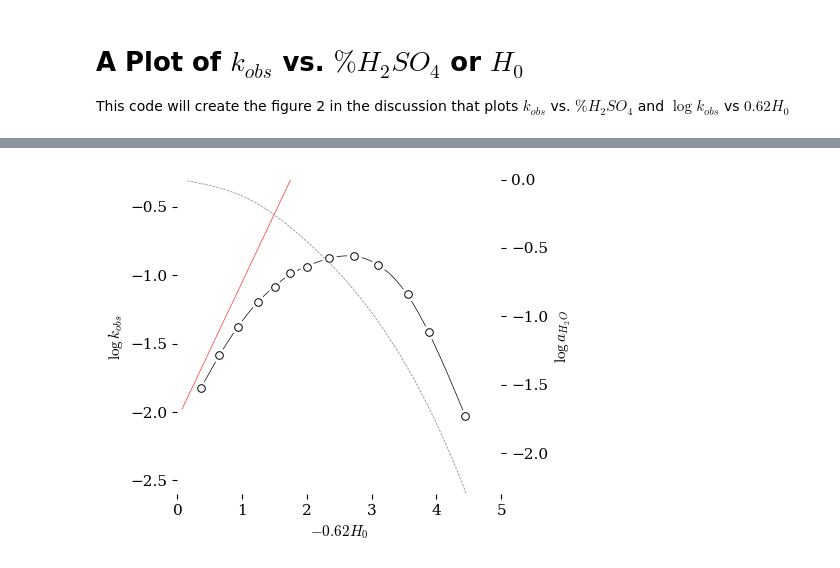
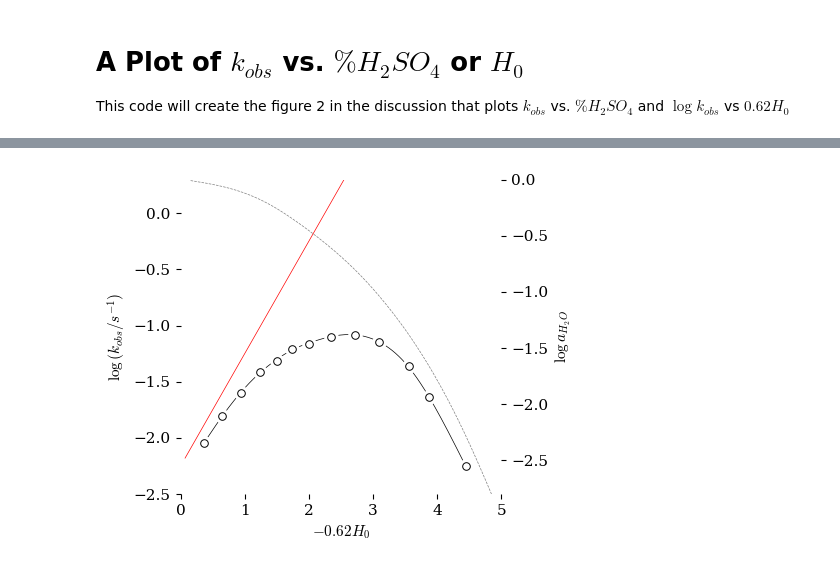
Before and after one commit to blinkletter/4410PythonNotebooks, a Jupyter notebook: Class_30/Yates-Fig2-MeOAc.ipynb, the cells around one changed output, grey strips where cells are left out. Drawn from its saved outputs; the diff is of its cells as text; code cells hidden in the pictures.

```diff
--- a/Class_30/Yates-Fig2-MeOAc.ipynb
+++ b/Class_30/Yates-Fig2-MeOAc.ipynb
@@ -67,6 +67,8 @@ df1 = (df.loc[df['Ester'] == 'MeOAc'])   ### Select only the MeOAc data
 ### Perform calculations
 ##############################################################
 
+df1["kobs"] = df1["kobs"] * 1E-2 * 60    # convert from 10^-2 min^-1 to s^-1
+
 PercentH2SO4 = df1["%H2SO4"]
 molesH2SO4 = PercentH2SO4 / molwtH2SO4
 PercentH2O = 100 - PercentH2SO4
@@ -121,7 +123,7 @@ total_mass_solution = mass_add_to_1_kg_water + 1000
 percent_H2SO4 = mass_add_to_1_kg_water / total_mass_solution * 100
 
 df2["%H2SO4"] = percent_H2SO4
-df2["X_H2SO4"] = molal / (molal + 1000/molwtH20)
+df2["X_H2SO4"] = molal / (molal + 1000/molwtH2O)
 
 interpolator = MakeInterpolationFunctionForH0inH2SO4byPercentWt()
 df2["H0"] = interpolator(df2["%H2SO4"])
@@ -130,6 +132,6 @@ m = 0.62
 df2["HS"] = df2["H0"] * m
 
 
-display(df2)
+display(df2.head(3))
 # %% [output]
 |  | conc H2SO4 / m | a_H2O | gamma_H2SO4 | %H2SO4 | X_H2SO4 | H0 | HS |
@@ -255,7 +244,7 @@ ax2 = ax.twinx()
 #x_label = "$\%wt {H_2SO_4}$"
 x_label = "$-0.62H_0$"
 
-y1_label = "$\log{k_{obs}}$"
+y1_label = "$\log{(k_{obs} / {s}^{-1})}$"
 y2_label = "$\log{a_{H_2O}}$"
 
 ###################################################
@@ -265,7 +254,7 @@ y2_label = "$\log{a_{H_2O}}$"
 if True:                  # Set up axes for main plot
     ax.set(ylabel=y1_label, xlabel=x_label,
            xlim=[0,5],
-           ylim=[-2.6,-0.3]
+           ylim=[-2.5,0.3]
            )
 
 if True:                       # Data points for kobs vs Acidity
@@ -282,37 +271,37 @@ ax.plot(x_smooth, y_smooth,    # Plot smoothed curve
         "-", color = "black", linewidth=0.5,
         zorder = 0)
 
-ax.plot(x-.3, x-2.35,          # Red line with slope = 1
-        "-", color = "red", linewidth=0.4,
+ax.plot(x-0.3, x-2.55,          # Red line with slope = 1
+        "-", color = "red", linewidth=0.5,
         zorder = 1)
 
 ###################################################
 ### aH2O vs ACIDITY Plot
 ###################################################
 
 if True:                       # Set up axes for alternate plot
     ax2.set(ylabel=y2_label, xlabel=x_label,
 #            xlim=[0,85],      ### Set axis limits to zoom in
-            ylim=[-2.3,0]
+            ylim=[-2.8,0]
        )
 #ax2.yaxis.set_major_locator(plt.NullLocator())
 #ax2.yaxis.set_major_formatter(plt.NullFormatter())
 
 
 
 if False:                      # Data points for a_H2O vs Acidity
     ax2.scatter(xa, ya,
                marker = "o", s = 30,
                color = "white", edgecolors = "black", linewidths=0.7,
                zorder = 2)
 
 ax2.plot(xa_smooth, ya_smooth,   # smoothed line for a_H2O vs Acidity
          "--", color = "gray", linewidth=0.5,
          zorder = 0)
 
 fig.tight_layout()  # otherwise the right y-label is slightly clipped
 plt.savefig("fig2.pdf")
 
 plt.show()
 # %% [output]
-[figure, old version]
+[figure, new version]
```
Also changed, not shown: parts of 2 cells of this notebook, 2 other files.
